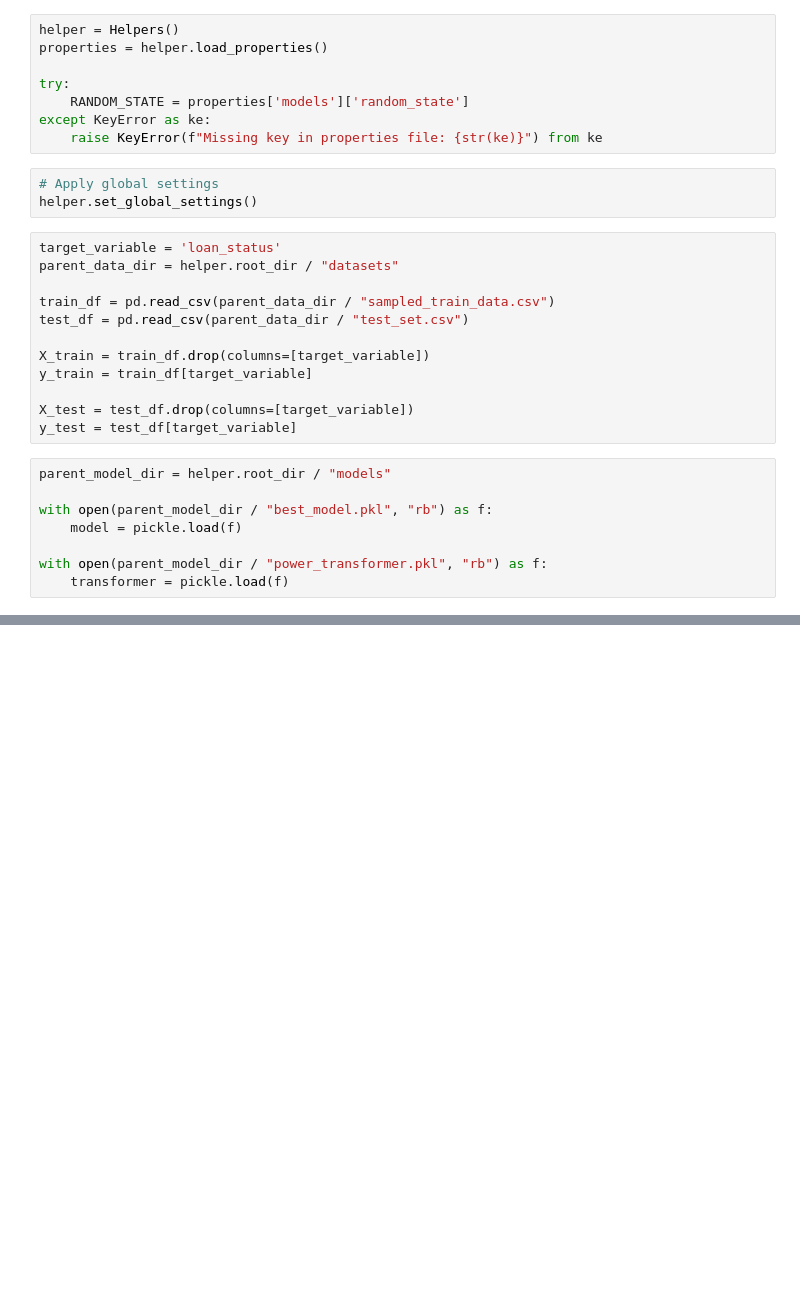
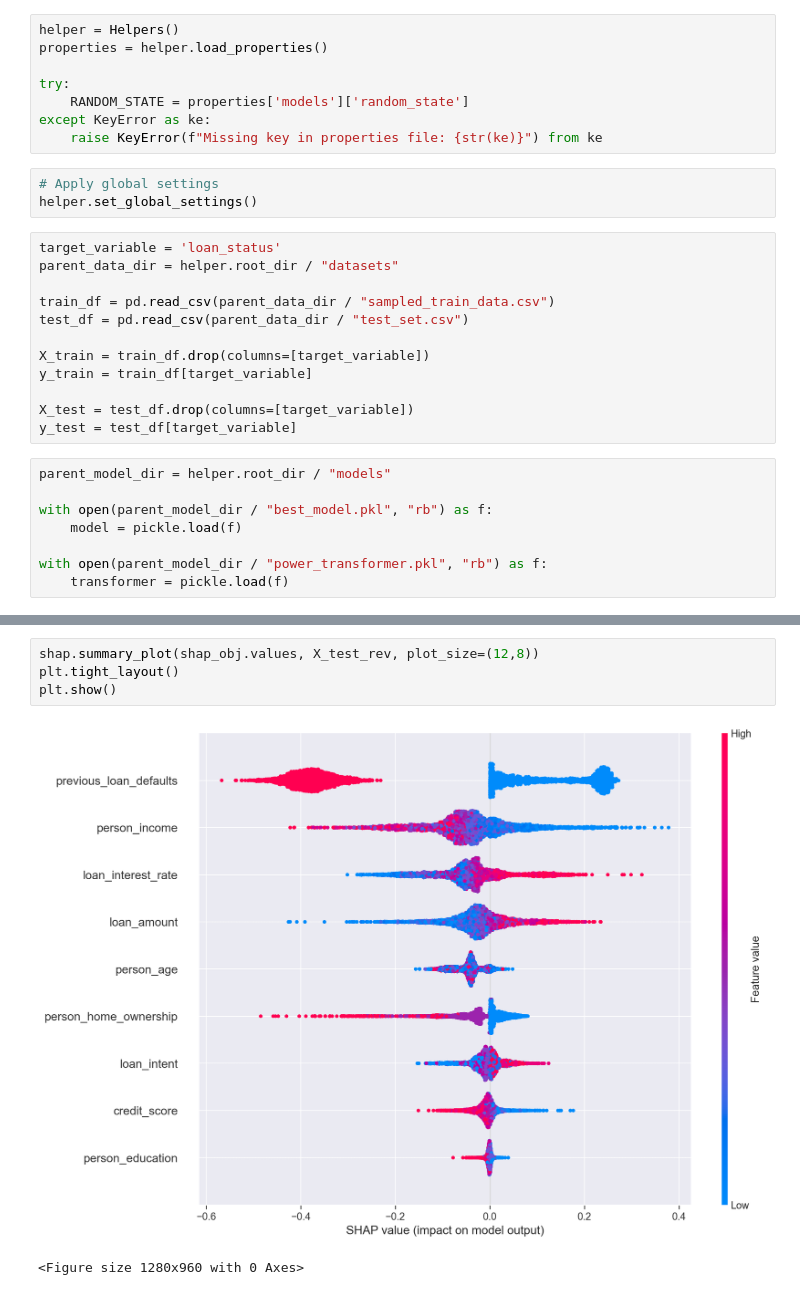
Before and after one commit to Jaymin151617/Credit-Risk-Analysis, a Jupyter notebook: notebooks/explainability.ipynb, the cells around one changed output, grey strips where cells are left out. Saved outputs shown, nothing was run; the diff lists cells and outputs as text; blank space fills up the shorter version.

```diff
--- a/notebooks/explainability.ipynb
+++ b/notebooks/explainability.ipynb
@@ -73,3 +66,10 @@ X_test_inv.head()
+# %%
+shap.summary_plot(shap_obj.values, X_test_rev, plot_size=(12,8))
+plt.tight_layout()
+plt.show()
+# %% [output]
+[figure, added]
+<Figure size 1280x960 with 0 Axes>
 # %%
 features = X_train.columns.to_list()
 
```
Also changed, not shown: parts of 21 cells of this notebook, 1 other file.
